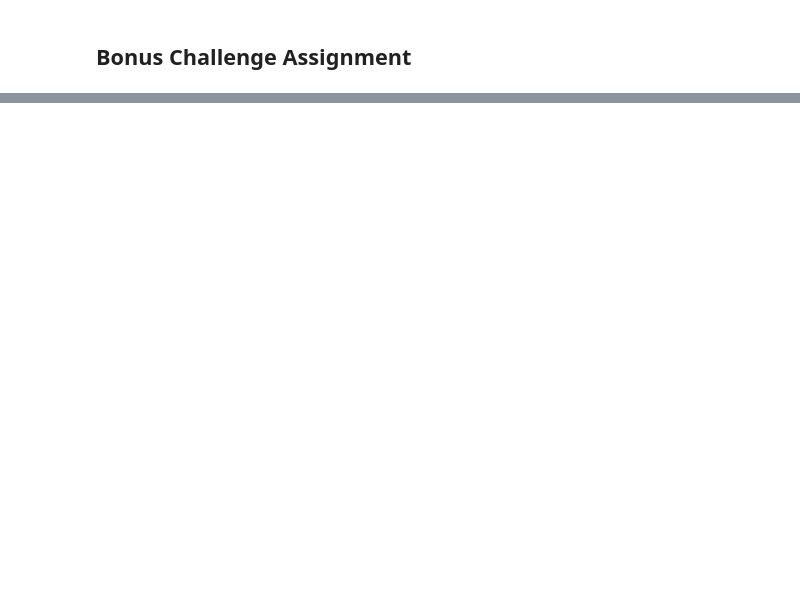
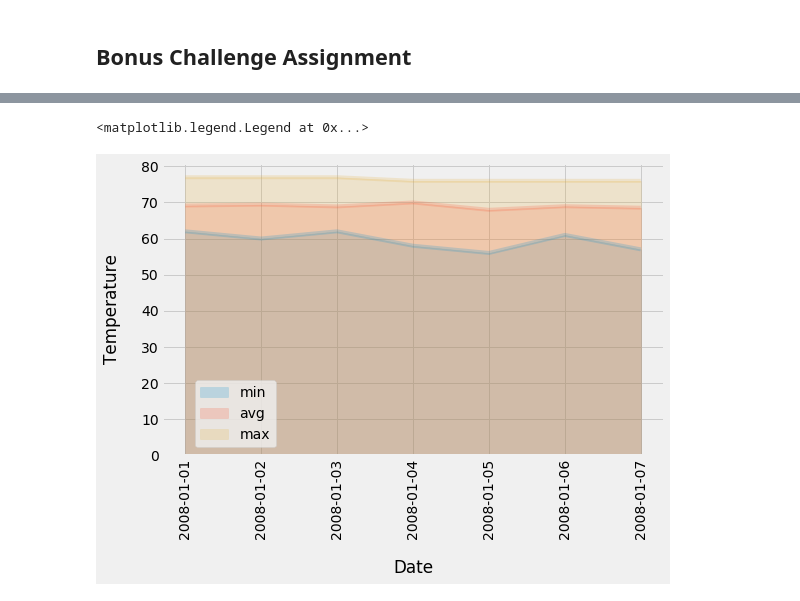
Before and after one commit to ringotm/sqlalchemy-challenge, a Jupyter notebook: climate_starter.ipynb, the cells around one changed output, grey strips where cells are left out. Cells and saved outputs as stored; diff of their text form; code cells hidden in the pictures; blank space fills up the shorter version.

```diff
--- a/climate_starter.ipynb
+++ b/climate_starter.ipynb
@@ -310,5 +299,15 @@ daily_normals("01-01")
 # Stip off the year and save a list of %m-%d strings
 
 # Loop through the list of %m-%d strings and calculate the normals for each date
+date_list = ['01-01', '01-02', '01-03', '01-04', '01-05', '01-06', '01-07']
+
+normals=[]
+for date in date_list:
+    normal = daily_normals(date)
+    normals.append(normal)
 # %%
 # Load the previous query results into a Pandas DataFrame and add the `trip_dates` range as the `date` index
+normals_df = pd.DataFrame(normals)
+normals_df['min'], normals_df['avg'], normals_df['max'] = zip(*normals_df[0])
+normals_df.drop(columns=0, inplace=True)
+normals_df.head()
@@ -316,0 +321,4 @@ daily_normals("01-01")
+# %%
+normals_df['date'] = ['2008-01-01', '2008-01-02', '2008-01-03', '2008-01-04', '2008-01-05', '2008-01-06', '2008-01-07']
+normals_df.set_index('date', inplace=True)
+normals_df
@@ -316,0 +335,10 @@ daily_normals("01-01")
+# %%
+# Plot the daily normals as an area plot with `stacked=False`
+ax = normals_df.plot(kind='area',stacked=False, alpha=0.2, rot=90, figsize=(8,5))
+#ax.set_xlim(left='2018-01-01', right='2018-01-07')
+ax.set_xlabel('Date', labelpad=20)
+ax.set_ylabel('Temperature', labelpad=20)
+plt.legend(loc='best', bbox_to_anchor=(0.06, 0., 0.18, 0.28))
+# %% [output]
+<matplotlib.legend.Legend at 0x...>
+[figure, added]
```
Also changed, not shown: parts of 26 cells of this notebook, 1 other file.
